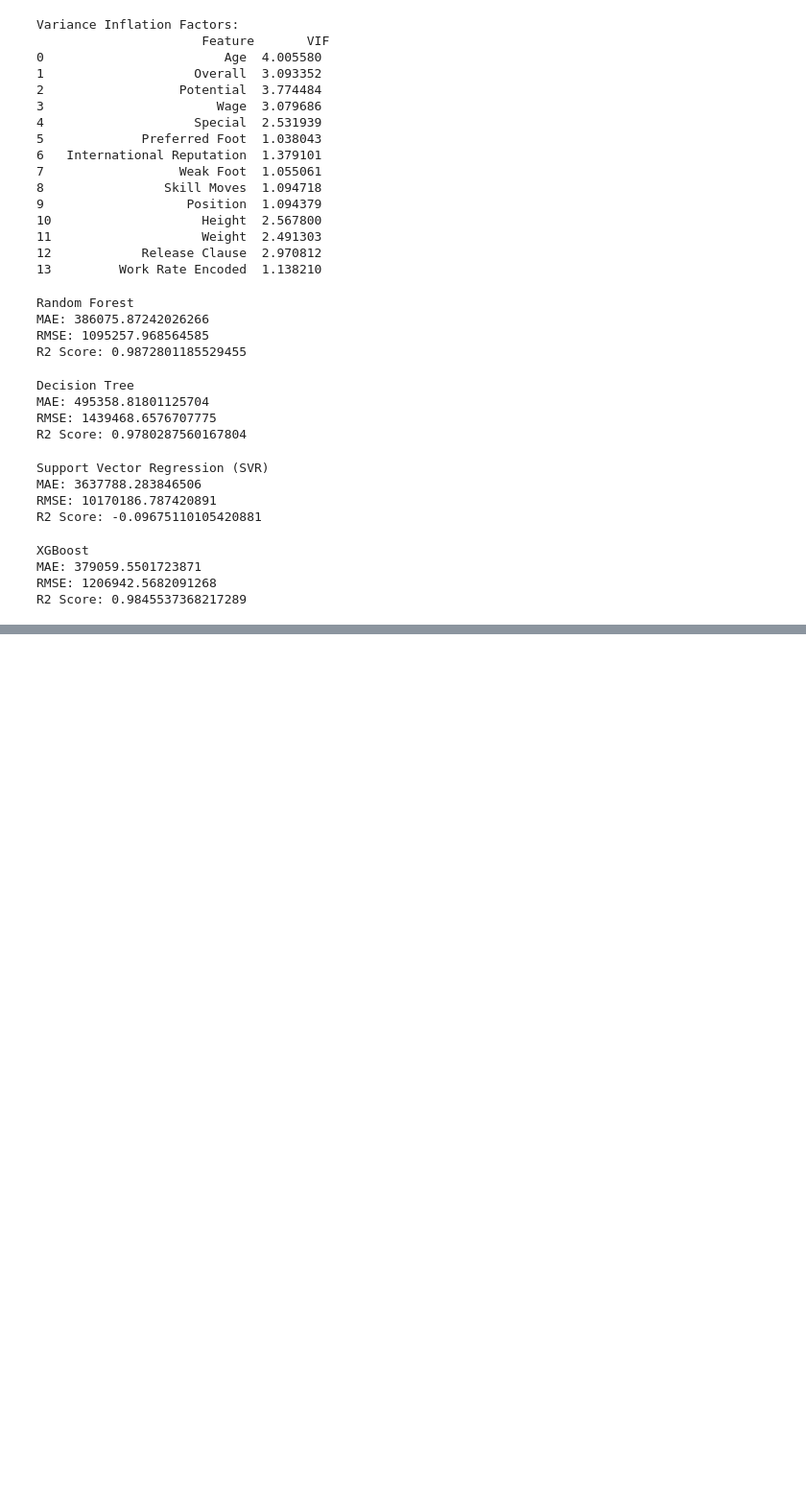
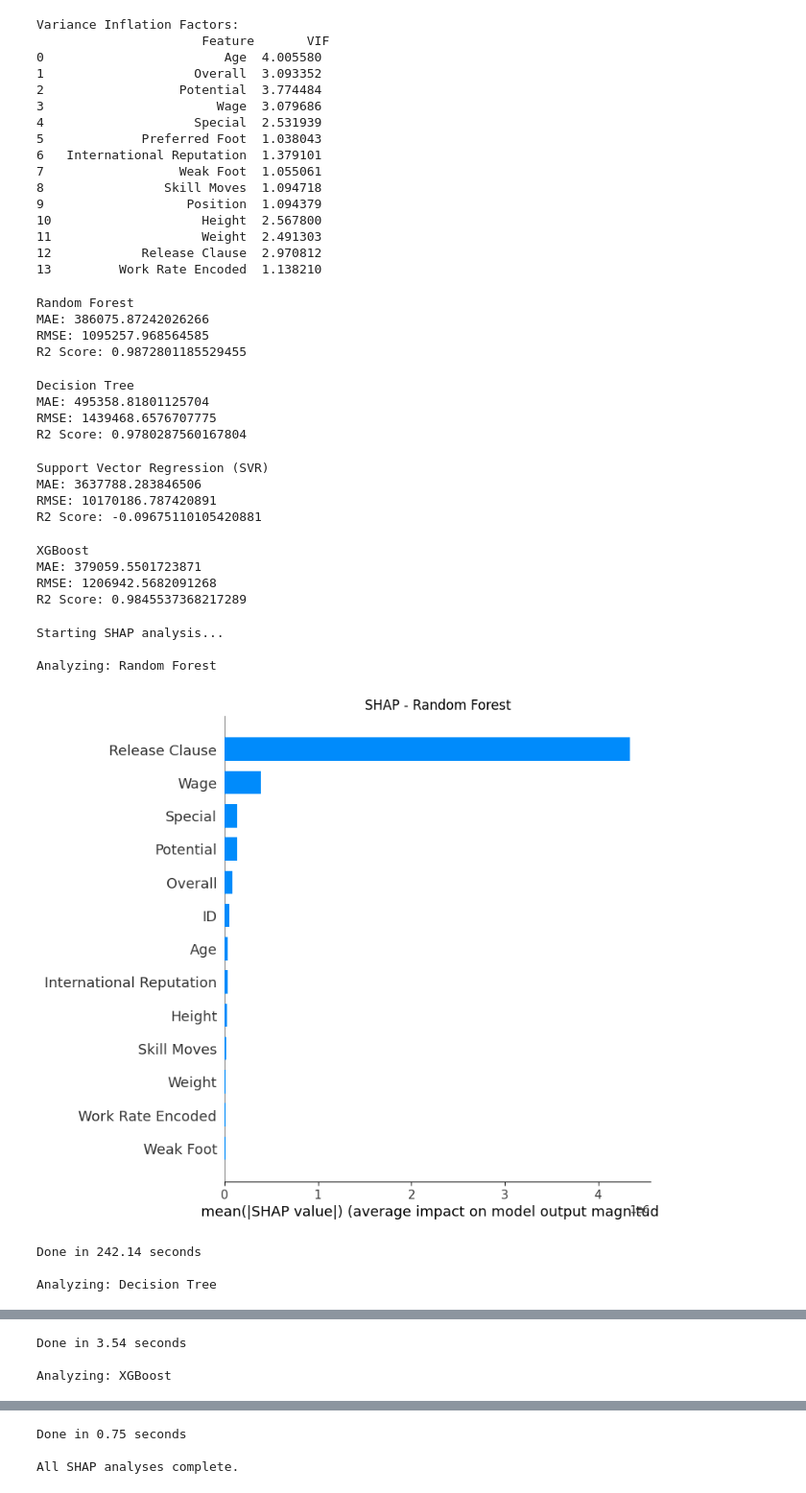
Before and after one commit to godz1llaXD/football-player-value-prediction, a Jupyter notebook: main_clean.ipynb, the cells around one changed output, grey strips where cells are left out. Shown: that part at 96% size. Cells and saved outputs as stored; diff of their text form; code cells hidden in the pictures; blank space fills up the shorter version.

Commit message:
Updated :SHAP|LEARNING CURVE GRAPH

```diff
--- a/main_clean.ipynb
+++ b/main_clean.ipynb
@@ -242,3 +242,49 @@ XGBoost
 MAE: 379059.5501723871
 RMSE: 1206942.5682091268
 R2 Score: 0.9845537368217289
+# %%
+import shap
+import matplotlib.pyplot as plt
+import time
+
+print("Starting SHAP analysis...\n")
+
+# Random Forest
+print("Analyzing: Random Forest")
+start = time.time()
+explainer_rf = shap.TreeExplainer(model_rf)
+shap_values_rf = explainer_rf.shap_values(X_test)
+shap.summary_plot(shap_values_rf, X_test, plot_type="bar", show=False)
+plt.title("SHAP - Random Forest")
+plt.show()
+print(f"Done in {time.time() - start:.2f} seconds\n")
+
+# Decision Tree
+print("Analyzing: Decision Tree")
+start = time.time()
+explainer_dt = shap.TreeExplainer(model_dt)
+shap_values_dt = explainer_dt.shap_values(X_test)
+shap.summary_plot(shap_values_dt, X_test, plot_type="bar", show=False)
+plt.title("SHAP - Decision Tree")
+plt.show()
+print(f"Done in {time.time() - start:.2f} seconds\n")
+
+# XGBoost
+print("Analyzing: XGBoost")
+start = time.time()
+explainer_xgb = shap.TreeExplainer(model_xgb)
+shap_values_xgb = explainer_xgb.shap_values(X_test)
+shap.summary_plot(shap_values_xgb, X_test, plot_type="bar", show=False)
+plt.title("SHAP - XGBoost")
+plt.show()
+print(f"Done in {time.time() - start:.2f} seconds\n")
+
+print("All SHAP analyses complete.")
+# %% [output]
+Starting SHAP analysis...
+
+Analyzing: Random Forest
+[figure, added]
+Done in 242.14 seconds
+
+Analyzing: Decision Tree
@@ -244,0 +292,3 @@ R2 Score: 0.9845537368217289
+Done in 3.54 seconds
+
+Analyzing: XGBoost
@@ -244,0 +296,3 @@ R2 Score: 0.9845537368217289
+Done in 0.75 seconds
+
+All SHAP analyses complete.
```
Also changed, not shown: parts of 2 cells of this notebook.
